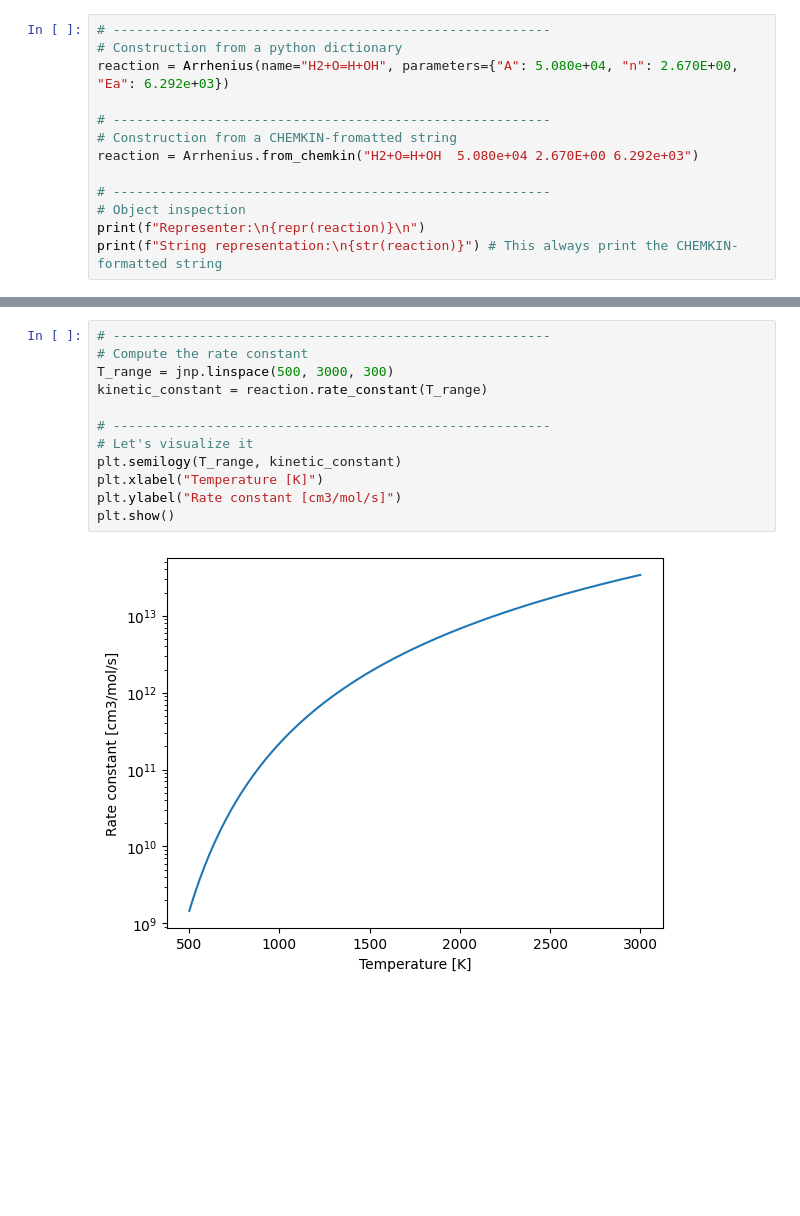
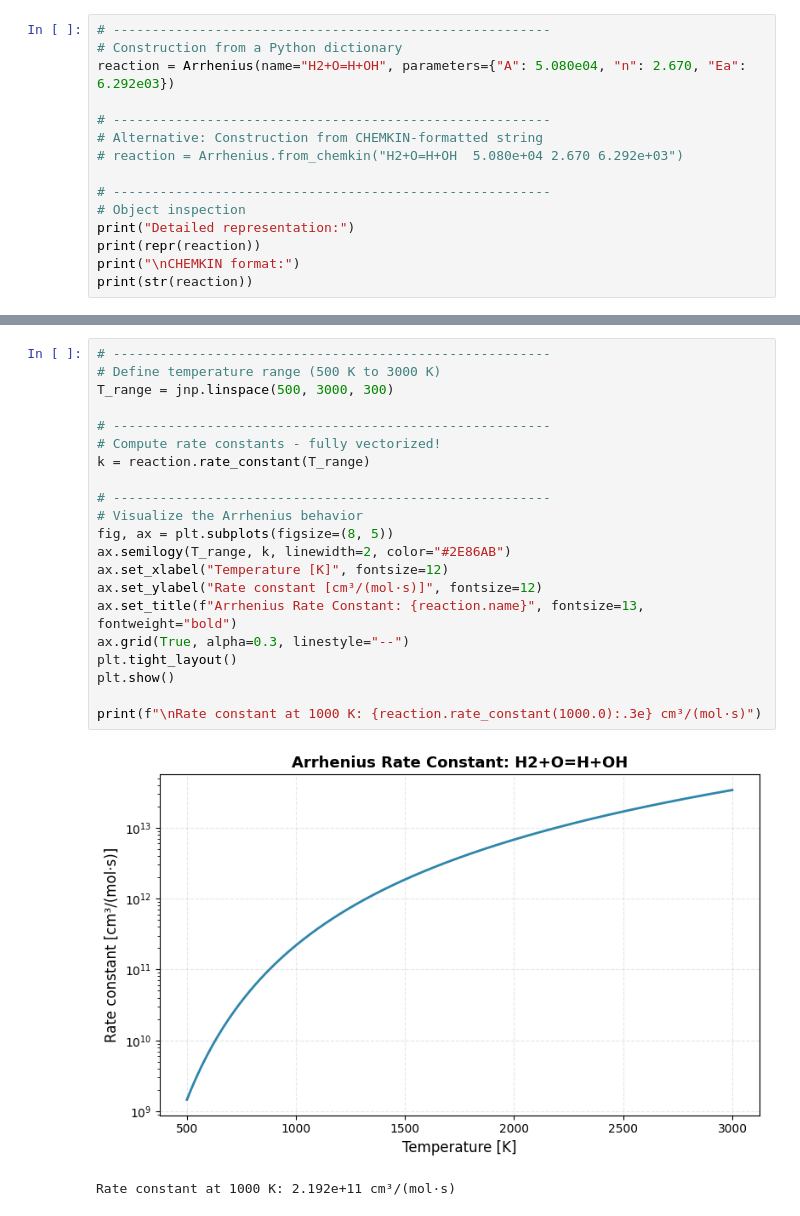
Before and after one commit to tdinelli/diffPLOG2TROE, a Jupyter notebook: examples/rate_constant/Arrhenius.ipynb, the cells around one changed output, grey strips where cells are left out. Saved outputs shown, nothing was run; the diff lists cells and outputs as text; blank space fills up the shorter version.

```diff
--- a/examples/rate_constant/Arrhenius.ipynb
+++ b/examples/rate_constant/Arrhenius.ipynb
@@ -36,14 +60,16 @@ This tutorial demonstrates how to compute kinetic rate constants for a simple Ar
 # %%
 # --------------------------------------------------------
-# Construction from a python dictionary
-reaction = Arrhenius(name="H2+O=H+OH", parameters={"A": 5.080e+04, "n": 2.670E+00, "Ea": 6.292e+03})
+# Construction from a Python dictionary
+reaction = Arrhenius(name="H2+O=H+OH", parameters={"A": 5.080e04, "n": 2.670, "Ea": 6.292e03})
 
 # --------------------------------------------------------
-# Construction from a CHEMKIN-fromatted string
-reaction = Arrhenius.from_chemkin("H2+O=H+OH  5.080e+04 2.670E+00 6.292e+03")
+# Alternative: Construction from CHEMKIN-formatted string
+# reaction = Arrhenius.from_chemkin("H2+O=H+OH  5.080e+04 2.670 6.292e+03")
 
 # --------------------------------------------------------
 # Object inspection
-print(f"Representer:\n{repr(reaction)}\n")
-print(f"String representation:\n{str(reaction)}") # This always print the CHEMKIN-formatted string
+print("Detailed representation:")
+print(repr(reaction))
+print("\nCHEMKIN format:")
+print(str(reaction))
 # %% [output]
@@ -64,14 +95,24 @@ Once the rate constant is properly initialized, the Arrhenius object exposes its
 # %%
 # --------------------------------------------------------
-# Compute the rate constant
+# Define temperature range (500 K to 3000 K)
 T_range = jnp.linspace(500, 3000, 300)
-kinetic_constant = reaction.rate_constant(T_range)
 
 # --------------------------------------------------------
-# Let's visualize it
-plt.semilogy(T_range, kinetic_constant)
-plt.xlabel("Temperature [K]")
-plt.ylabel("Rate constant [cm3/mol/s]")
+# Compute rate constants - fully vectorized!
+k = reaction.rate_constant(T_range)
+
+# --------------------------------------------------------
+# Visualize the Arrhenius behavior
+fig, ax = plt.subplots(figsize=(8, 5))
+ax.semilogy(T_range, k, linewidth=2, color="#2E86AB")
+ax.set_xlabel("Temperature [K]", fontsize=12)
+ax.set_ylabel("Rate constant [cm³/(mol·s)]", fontsize=12)
+ax.set_title(f"Arrhenius Rate Constant: {reaction.name}", fontsize=13, fontweight="bold")
+ax.grid(True, alpha=0.3, linestyle="--")
+plt.tight_layout()
 plt.show()
+
+print(f"\nRate constant at 1000 K: {reaction.rate_constant(1000.0):.3e} cm³/(mol·s)")
 # %% [output]
-[figure, old version]
+[figure, new version]
+Rate constant at 1000 K: 2.192e+11 cm³/(mol·s)
```
Also changed, not shown: parts of 12 cells of this notebook, 5 other files.
